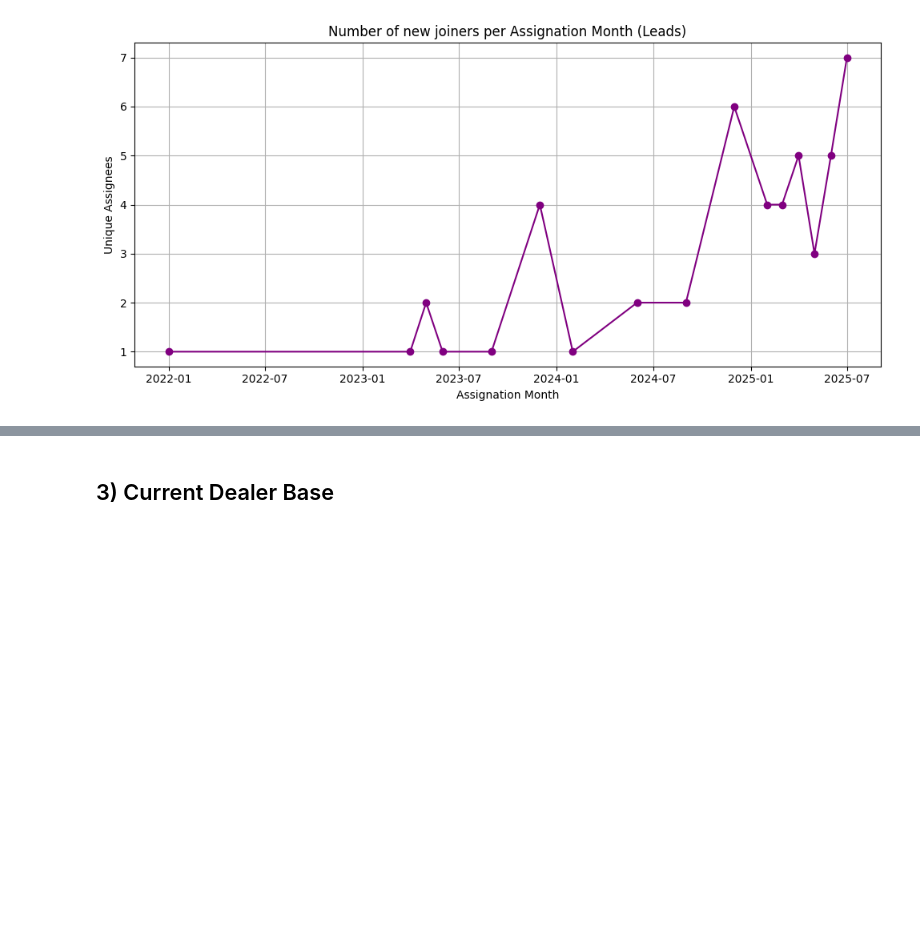
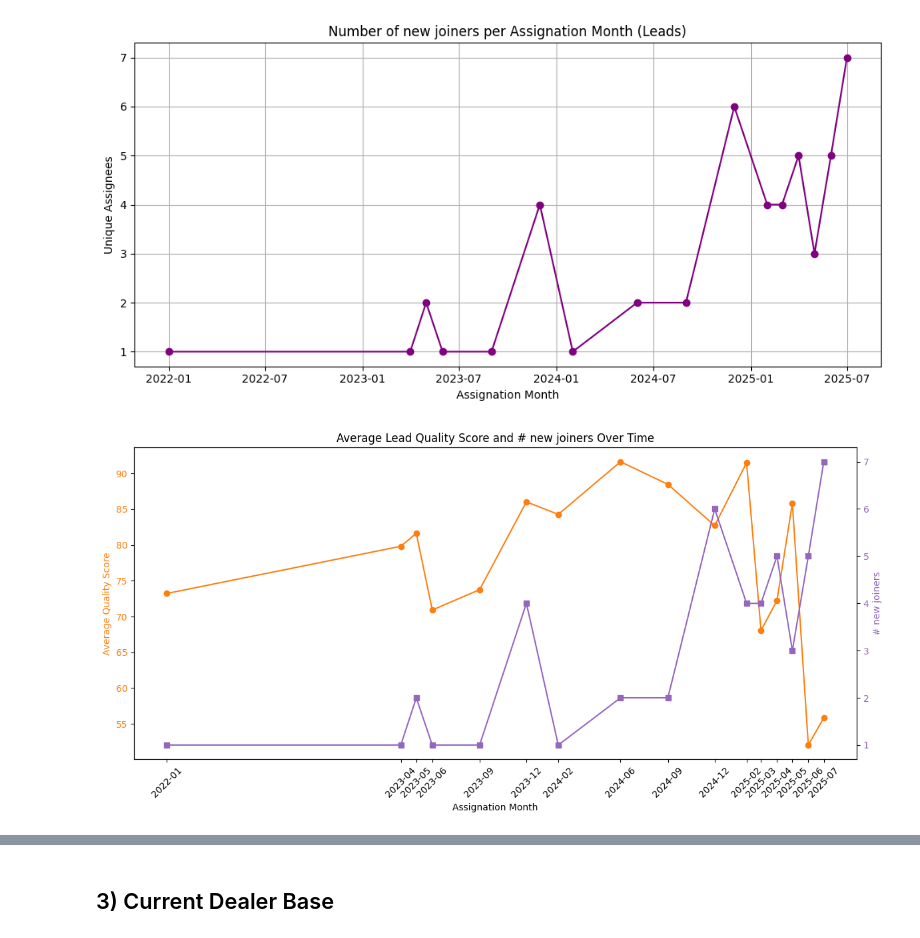
Before and after one commit to Aakame/HoudaB.github.io, a Jupyter notebook: Accounts_Quality_Assessment.ipynb, the cells around one changed output, grey strips where cells are left out. Cells and saved outputs as stored; diff of their text form; code cells hidden in the pictures; blank space fills up the shorter version.

```diff
--- a/Accounts_Quality_Assessment.ipynb
+++ b/Accounts_Quality_Assessment.ipynb
@@ -503,24 +446,40 @@ plt.show()
 # %% [output]
 [figure]
 # %%
+# Get all unique months where there is at least one data point
+months_quality = set(monthly_quality_leads_std['assignation_month'])
+months_assignees = set(monthly_unique_assignees_leads['assignation_month'])
+all_months_with_data = sorted(list(months_quality.union(months_assignees)))
 
-# # Superpose both graphs for leads
-# fig, ax1 = plt.subplots(figsize=(12,6))
+fig, ax1 = plt.subplots(figsize=(12,6))
 
-# # Plot average quality score
-# color = 'tab:orange'
-# ax1.set_xlabel('Assignation Month')
-# ax1.set_ylabel('Average Quality Score', color=color)
-# ax1.plot(monthly_quality_leads['assignation_month'], monthly_quality_leads['quality_score'], marker='o', color=color, label='Avg Quality Score')
-# ax1.tick_params(axis='y', labelcolor=color)
+color = 'tab:orange'
+ax1.set_xlabel('Assignation Month')
+ax1.set_ylabel('Average Quality Score', color=color)
+ax1.plot(
+    monthly_quality_leads_std['assignation_month'],
+    monthly_quality_leads_std['quality_score_std'],
+    marker='o', color=color, label='Avg Quality Score'
+)
+ax1.tick_params(axis='y', labelcolor=color)
 
-# # Create a second y-axis for unique assignees
-# ax2 = ax1.twinx()
-# color = 'tab:purple'
-# ax2.set_ylabel('# new joiners', color=color)
-# ax2.plot(monthly_unique_assignees_leads['assignation_month'], monthly_unique_assignees_leads['unique_assignees'], marker='s', color=color, label='Unique Assignees')
-# ax2.tick_params(axis='y', labelcolor=color)
+ax2 = ax1.twinx()
+color = 'tab:purple'
+ax2.set_ylabel('# new joiners', color=color)
+ax2.plot(
+    monthly_unique_assignees_leads['assignation_month'],
+    monthly_unique_assignees_leads['unique_assignees']
+,
+    marker='s', color=color, label='Unique Assignees'
+)
+ax2.tick_params(axis='y', labelcolor=color)
 
-# plt.title('Average Lead Quality Score and # new joiners Over Time')
-# fig.tight_layout()
-# plt.show()
+# Set x-ticks to only the months where there is a data point
+ax1.set_xticks(all_months_with_data)
+ax1.set_xticklabels([pd.to_datetime(m).strftime('%Y-%m') for m in all_months_with_data], rotation=45)
+
+plt.title('Average Lead Quality Score and # new joiners Over Time')
+fig.tight_layout()
+plt.show()
+# %% [output]
+[figure, added]
```
Also changed, not shown: parts of 21 cells of this notebook.
